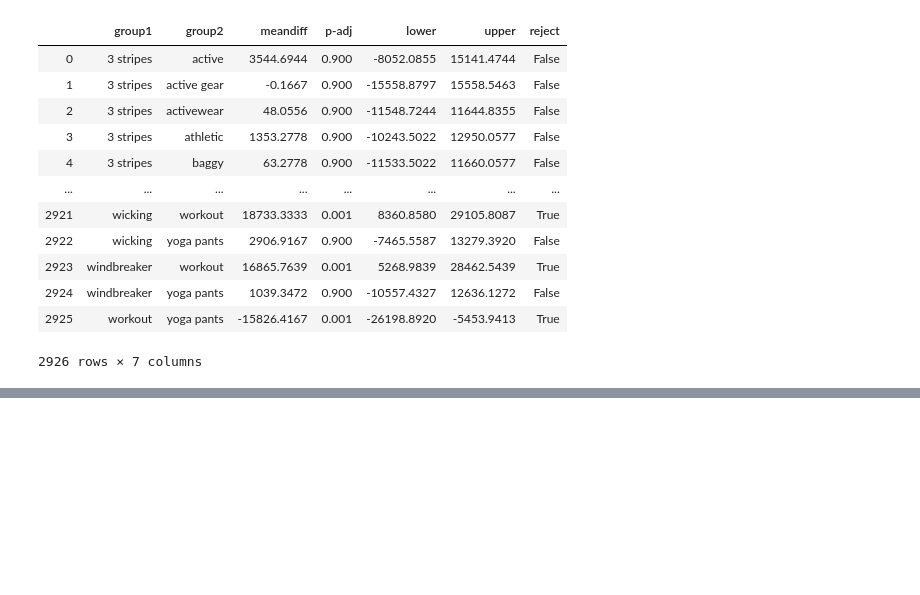
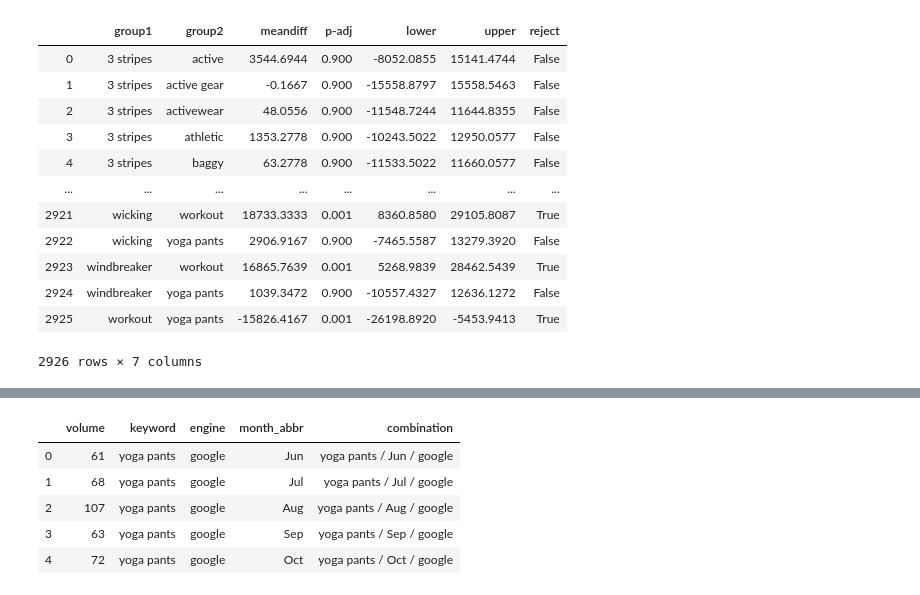
Before and after one commit to alexwcheng/athleisure-advertising, a Jupyter notebook: data_cleaning.ipynb, the cells around one changed output, grey strips where cells are left out. Cells and saved outputs as stored; diff of their text form; code cells hidden in the pictures; blank space fills up the shorter version.

```diff
--- a/data_cleaning.ipynb
+++ b/data_cleaning.ipynb
@@ -823,0 +992,10 @@ df2 =tukey_data.loc[tukey_data.reject == True].groupby('group1').reject.count()
+# %%
+anova_df['combination'] = anova_df.keyword + " / " + anova_df.month_abbr + " / " + anova_df.engine
+anova_df.head()
+# %% [output]
+|  | volume | keyword | engine | month_abbr | combination |
+| 0 | 61 | yoga pants | google | Jun | yoga pants / Jun / google |
+| 1 | 68 | yoga pants | google | Jul | yoga pants / Jul / google |
+| 2 | 107 | yoga pants | google | Aug | yoga pants / Aug / google |
+| 3 | 63 | yoga pants | google | Sep | yoga pants / Sep / google |
+| 4 | 72 | yoga pants | google | Oct | yoga pants / Oct / google |
```
Also changed, not shown: parts of 54 cells of this notebook.
